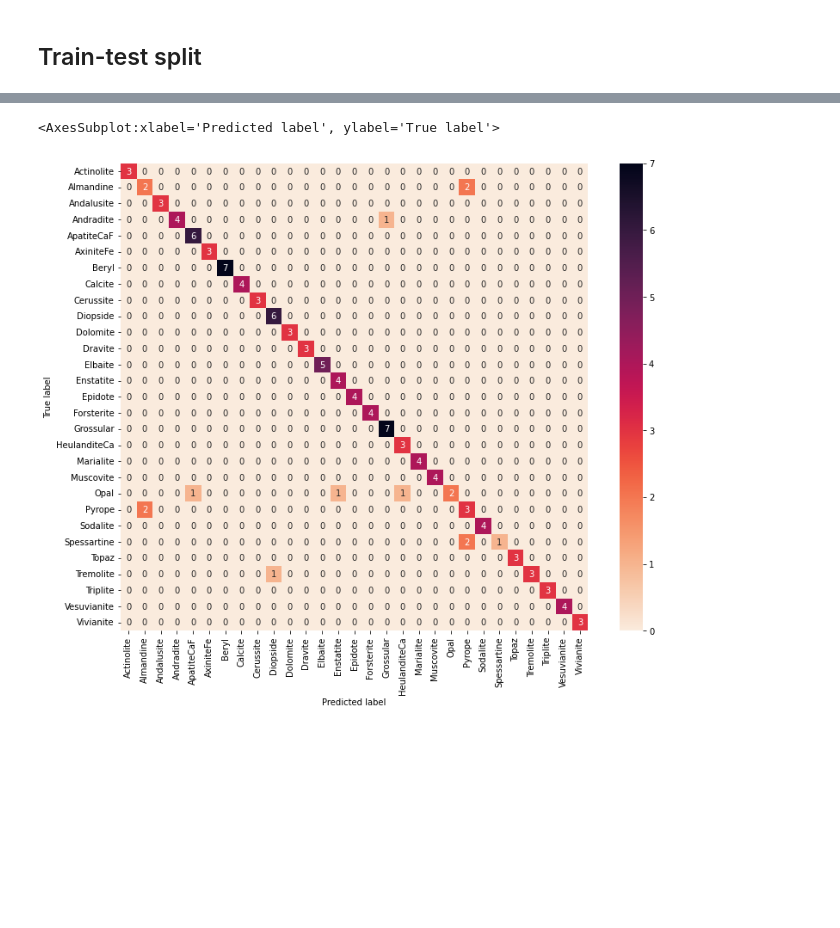
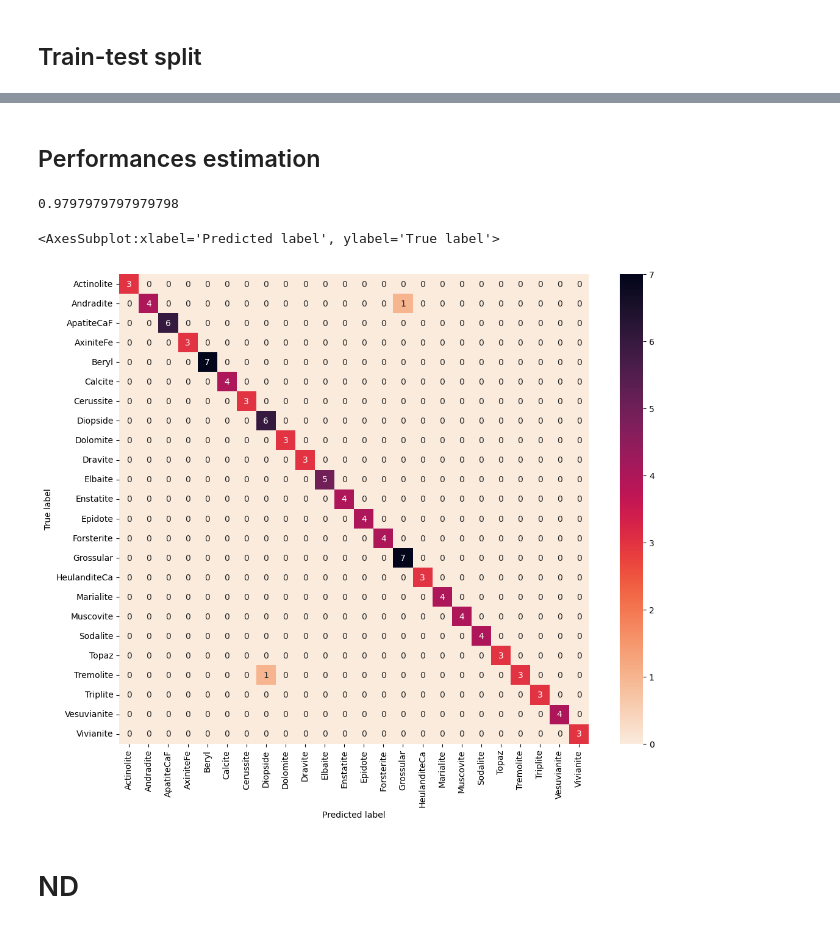
Before and after one commit to FabioBrugnara/pyram, a Jupyter notebook: 2-spectrum_recognition/library_similarity.ipynb, the cells around one changed output, grey strips where cells are left out. Cells and saved outputs as stored; diff of their text form; code cells hidden in the pictures; blank space fills up the shorter version.

```diff
--- a/2-spectrum_recognition/library_similarity.ipynb
+++ b/2-spectrum_recognition/library_similarity.ipynb
@@ -33,6 +30,7 @@ def RRUFF2DF():
     spectra_type = ['']*len(lib_names)
     wave_length = ['']*len(lib_names)
     spectra = [0]*len(lib_names)
+    full_name = ['']*len(lib_names)
 
     for i in range(len(lib_names)):
         name_t = ''
@@ -58,14 +56,19 @@ def RRUFF2DF():
         spectra_type[i] = spectra_type_t
         wave_length[i] = wave_length_t
         spectra[i] = pr.lib(lib_names[i])
+        full_name[i] = lib_names[i]
 
     global RRUFF_lib
-    RRUFF_lib = pd.DataFrame({'name':name, 'RRUFF_ID':RRUFF_ID, 'spectra_type':spectra_type, 'laser':wave_length, 'S':spectra})
+    RRUFF_lib = pd.DataFrame({'name':name, 'RRUFF_ID':RRUFF_ID, 'spectra_type':spectra_type, 'laser':wave_length, 'S':spectra, 'full_name':full_name})
 
     return RRUFF_lib
 
-RRUFF_lib = RRUFF2DF()
+DB = RRUFF2DF()
 
-RRUFF_lib = RRUFF_lib[RRUFF_lib.laser == '532']
-RRUFF_lib
+display(pd.DataFrame(np.unique(DB.laser, return_counts=True)))
+laser = '532'
+DB = DB[DB.laser == laser]
+DB = DB.reset_index(drop=True)
+
+DB
 # %% [output]
@@ -132,3 +137,7 @@ sns.heatmap(M, cmap = sns.color_palette("rocket_r", as_cmap=True),annot=False, s
 # %% [markdown]
 ## Train-test split
+# %%
+jump = []
+jump += ['Opal']           # Spettri orrendi e tutti diversi, dipende da quanta acqua c'e
+jump += ['Pyrope', 'Almandine', 'Spessartine']  #Pyrope forms a solid solution series with almandine and spessartine, which are collectively known as the pyralspite garnets (pyrope, almandine, spessartine).
 # %%
@@ -177,8 +177,35 @@ test =  [3, 4, 5, 9, 10, 11, 12, 16, 17, 18, 23, 24, 25, 26, 27, 33, 34, 35, 36,
+# %% [markdown]
+## Performances estimation
 # %%
-out = pd.DataFrame(out,columns=['True label','Predicted label'])
+out = []
+for i in test:
+    pr.search(DB.iloc[i].S, shift=5, verbose=False)
 
+    # spectra deconvolution and matching
+    search = pr.search(DB.iloc[i].S, shift=3, verbose=False).iloc[0]
+    pred_label = search['name']
+    sim = search['match']
+
+    temp = ''
+    for j in pred_label:
+        if j != '_':
+            temp += j
+        else:
+            break
+    pred_label = temp
+
+    out.append([names[i],pred_label, sim])
+
+out = pd.DataFrame(np.array(out),columns=['True label','Predicted label', 'match'])
+
+# PLOT
 plt.figure(figsize=(13,10))
-sns.heatmap(pd.crosstab(out['True label'], out['Predicted label']), cmap = sns.color_palette("rocket_r", as_cmap=True),annot=True, square=True)
+tab = pd.crosstab(out['True label'], out['Predicted label'])
+print(np.diag(tab).sum() / tab.to_numpy().sum())
+sns.heatmap(tab, cmap = sns.color_palette("rocket_r", as_cmap=True),annot=True, square=True)
 # %% [output]
-<AxesSubplot:xlabel='Predicted label', ylabel='True label'>
+0.9797979797979798
+<AxesSubplot:xlabel='Predicted label', ylabel='True label'>
-[figure, old version]
+[figure, new version]
+# %% [markdown]
+# ND
```
Also changed, not shown: parts of 17 cells of this notebook, 19 other files.
